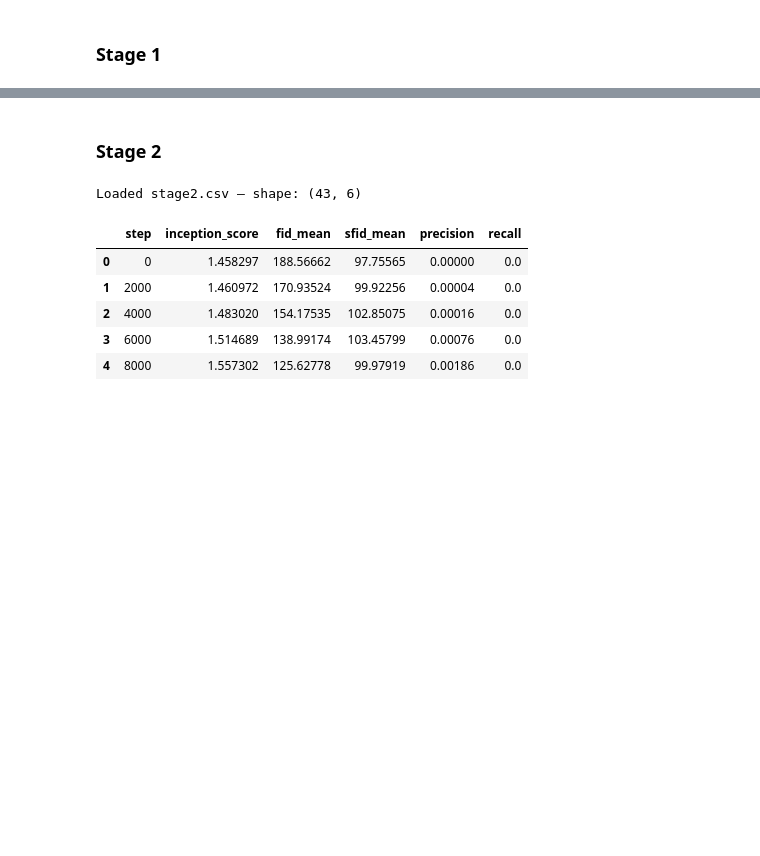
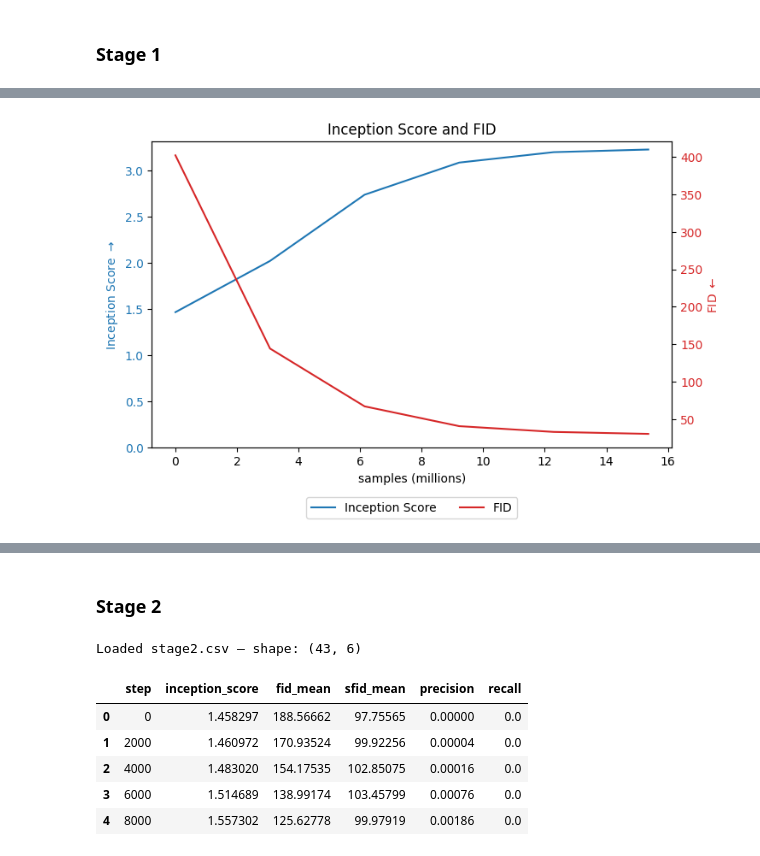
Before and after one commit to kbratosi/pagoda, a Jupyter notebook: analysis/unconditional.ipynb, the cells around one changed output, grey strips where cells are left out. Cells and saved outputs as stored; diff of their text form; code cells hidden in the pictures; blank space fills up the shorter version.

```diff
--- a/analysis/unconditional.ipynb
+++ b/analysis/unconditional.ipynb
@@ -88,3 +85,10 @@ def plot_stability(df):
     plt.show()
 # %% [markdown]
 ### Stage 1
+# %%
+try:
+    stage1_df = pd.read_csv("stage1.csv")
+    print(f"Loaded stage1.csv — shape: {stage1_df.shape}")
+    display(stage1_df.head())
+except Exception as e:
+    print(f"Error loading stage1.csv: {e}")
@@ -90,0 +118,5 @@ def plot_stability(df):
+# %%
+stage1_samples_for_df = np.interp(stage1_df['step'].values, stage1_df2['step'].values, stage1_df2['samples'].values)
+stage1_samples_for_df[0] = 0.0
+stage1_df['samples'] = stage1_samples_for_df
+display(stage1_df.head())
@@ -90,0 +134,4 @@ def plot_stability(df):
+# %%
+plot_is(stage1_df)
+# %% [output]
+[figure, added]
```
Also changed, not shown: parts of 17 cells of this notebook, 7 other files.
